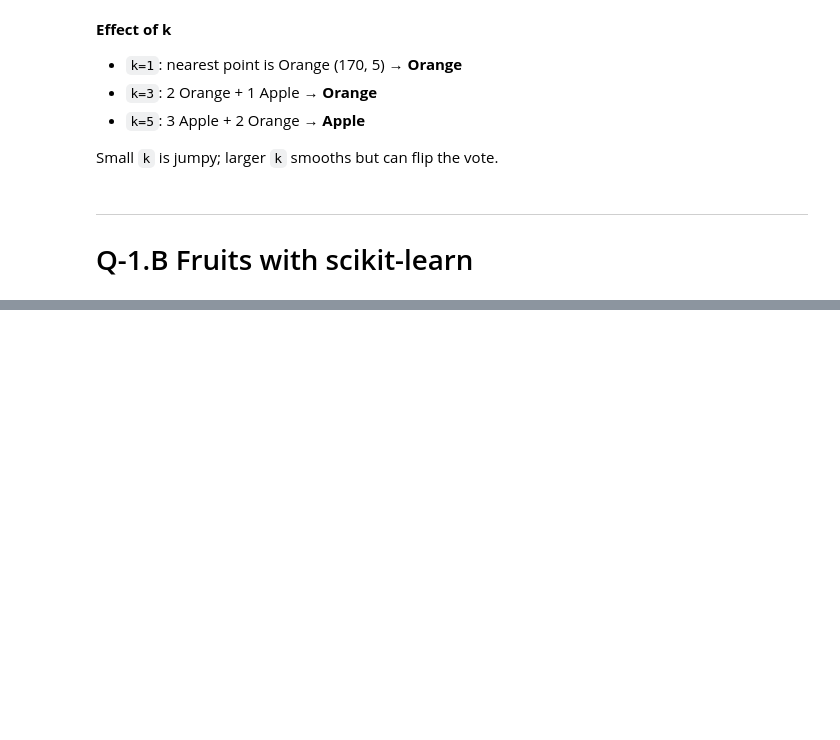
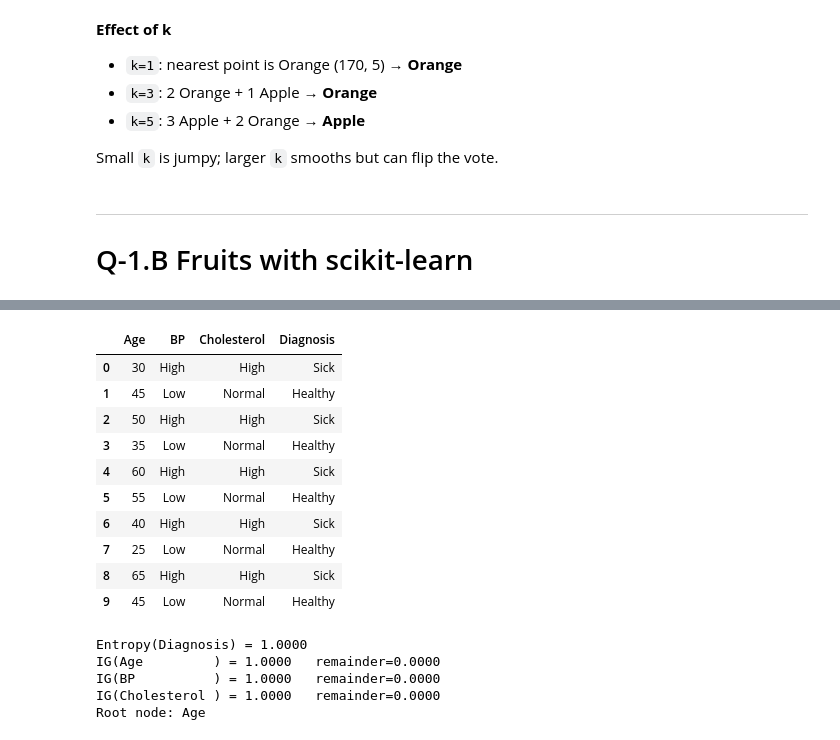
Before and after one commit to madhavasthana-oss/Machine-Learning, a Jupyter notebook: Lab8/lab8.ipynb, the cells around one changed output, grey strips where cells are left out. Saved outputs shown, nothing was run; the diff lists cells and outputs as text; code cells hidden in the pictures; blank space fills up the shorter version.

```diff
--- a/Lab8/lab8.ipynb
+++ b/Lab8/lab8.ipynb
@@ -187,0 +224,57 @@ plt.show()
+# %%
+med = pd.DataFrame({
+    "Age":         [30, 45, 50, 35, 60, 55, 40, 25, 65, 45],
+    "BP":          ["High", "Low", "High", "Low", "High", "Low", "High", "Low", "High", "Low"],
+    "Cholesterol": ["High", "Normal", "High", "Normal", "High", "Normal", "High", "Normal", "High", "Normal"],
+    "Diagnosis":   ["Sick", "Healthy", "Sick", "Healthy", "Sick", "Healthy", "Sick", "Healthy", "Sick", "Healthy"],
+})
+display(med)
+# %% [output]
+|  | Age | BP | Cholesterol | Diagnosis |
+| 0 | 30 | High | High | Sick |
+| 1 | 45 | Low | Normal | Healthy |
+| 2 | 50 | High | High | Sick |
+| 3 | 35 | Low | Normal | Healthy |
+| 4 | 60 | High | High | Sick |
+| 5 | 55 | Low | Normal | Healthy |
+| 6 | 40 | High | High | Sick |
+| 7 | 25 | Low | Normal | Healthy |
+| 8 | 65 | High | High | Sick |
+| 9 | 45 | Low | Normal | Healthy |
+# %%
+def entropy(labels):
+    labels = list(labels)
+    n = len(labels)
+    if n == 0:
+        return 0.0
+    counts = Counter(labels)
+    return -sum((c / n) * math.log2(c / n) for c in counts.values())
+
+
+def information_gain(df, feature, target):
+    parent = entropy(df[target])
+    n = len(df)
+    remainder = 0.0
+    for _, part in df.groupby(feature):
+        remainder += (len(part) / n) * entropy(part[target])
+    return parent, remainder, parent - remainder
+
+
+target = "Diagnosis"
+H = entropy(med[target])
+print(f"Entropy(Diagnosis) = {H:.4f}")
+
+gains = {}
+for feat in ["Age", "BP", "Cholesterol"]:
+    Hs, rem, ig = information_gain(med, feat, target)
+    gains[feat] = ig
+    print(f"IG({feat:12s}) = {ig:.4f}   remainder={rem:.4f}")
+
+root = max(gains, key=gains.get)
+print("Root node:", root)
+# %% [output]
+Entropy(Diagnosis) = 1.0000
+IG(Age         ) = 1.0000   remainder=0.0000
+IG(BP          ) = 1.0000   remainder=0.0000
+IG(Cholesterol ) = 1.0000   remainder=0.0000
+Root node: Age
```
Also changed, not shown: parts of 22 cells of this notebook, 3 other files.
